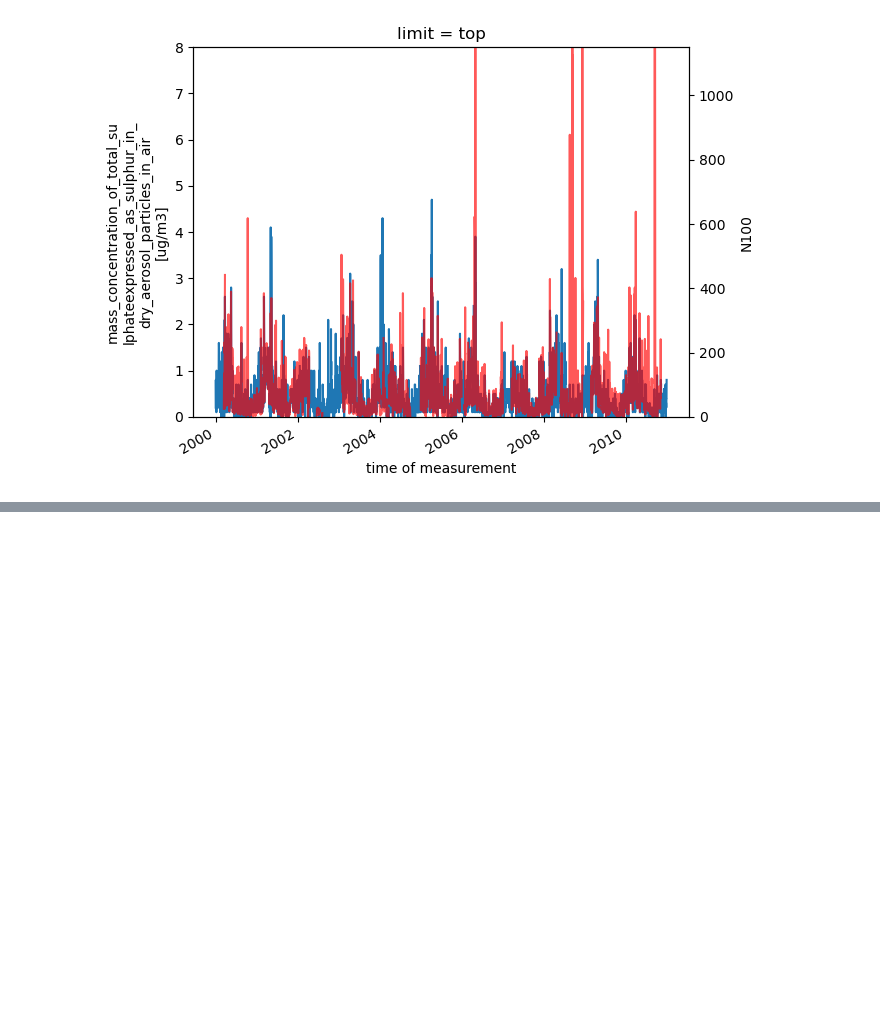
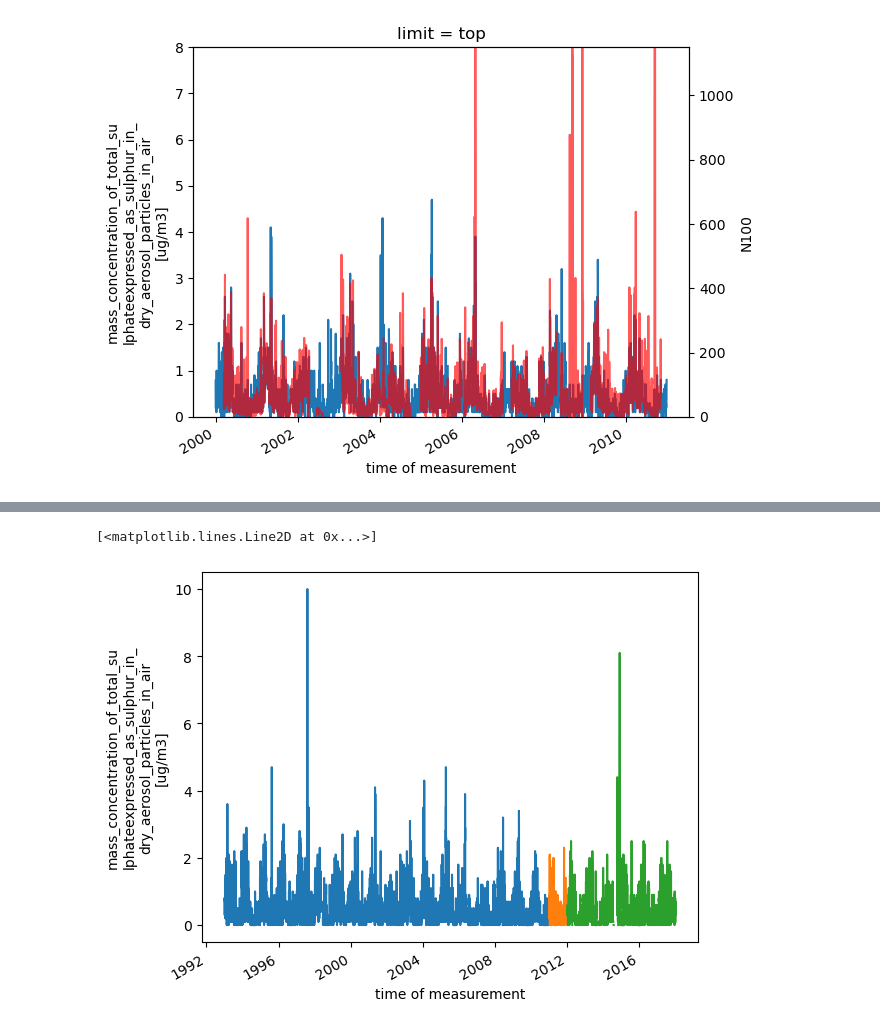
Before and after one commit to eScience-course/-Tjaernoe2022-group1, a Jupyter notebook: notebooks/Stefan/Full Sulphate Data.ipynb, the cells around one changed output, grey strips where cells are left out. Saved outputs shown, nothing was run; the diff lists cells and outputs as text; code cells hidden in the pictures; blank space fills up the shorter version.

```diff
--- a/notebooks/Stefan/Full Sulphate Data.ipynb
+++ b/notebooks/Stefan/Full Sulphate Data.ipynb
@@ -508,3 +475,8 @@ ds_Nx_all['N100'].plot(ax = ax2, c='r', ylim=[0,1150], alpha = 0.65)
 # %% [output]
 [<matplotlib.lines.Line2D at 0x...>]
 [figure]
+# %%
+opendap_urls = 'https://thredds.nilu.no/thredds/dodsC/ebas/NO0042G.20110101070000.20210420142507.filter_3pack...1y.1d.NO01L_f3p_d_0042.NO01L_IC.lev2.nc'
+# %%
+dsmf11 = xr.open_dataset(opendap_urls)
+dsmf11.compute()
@@ -510,0 +501,5 @@ ds_Nx_all['N100'].plot(ax = ax2, c='r', ylim=[0,1150], alpha = 0.65)
+# %%
+opendap_urls = 'https://thredds.nilu.no/thredds/dodsC/ebas/NO0042G.20120101070000.20210421112338.filter_3pack...6y.1d.NO01L_f3p_d_0042.NO01L_IC.lev2.nc'
+# %%
+dsmf12 = xr.open_dataset(opendap_urls)
+dsmf12.compute()
@@ -510,0 +524,7 @@ ds_Nx_all['N100'].plot(ax = ax2, c='r', ylim=[0,1150], alpha = 0.65)
+# %%
+dsmf['sulphate_total_ug_per_m3'].plot()
+dsmf11['sulphate_total_ug_per_m3'].plot()
+dsmf12['sulphate_total_ug_per_m3'].plot()
+# %% [output]
+[<matplotlib.lines.Line2D at 0x...>]
+[figure, added]
```
Also changed, not shown: parts of 10 cells of this notebook, 4 other files.
